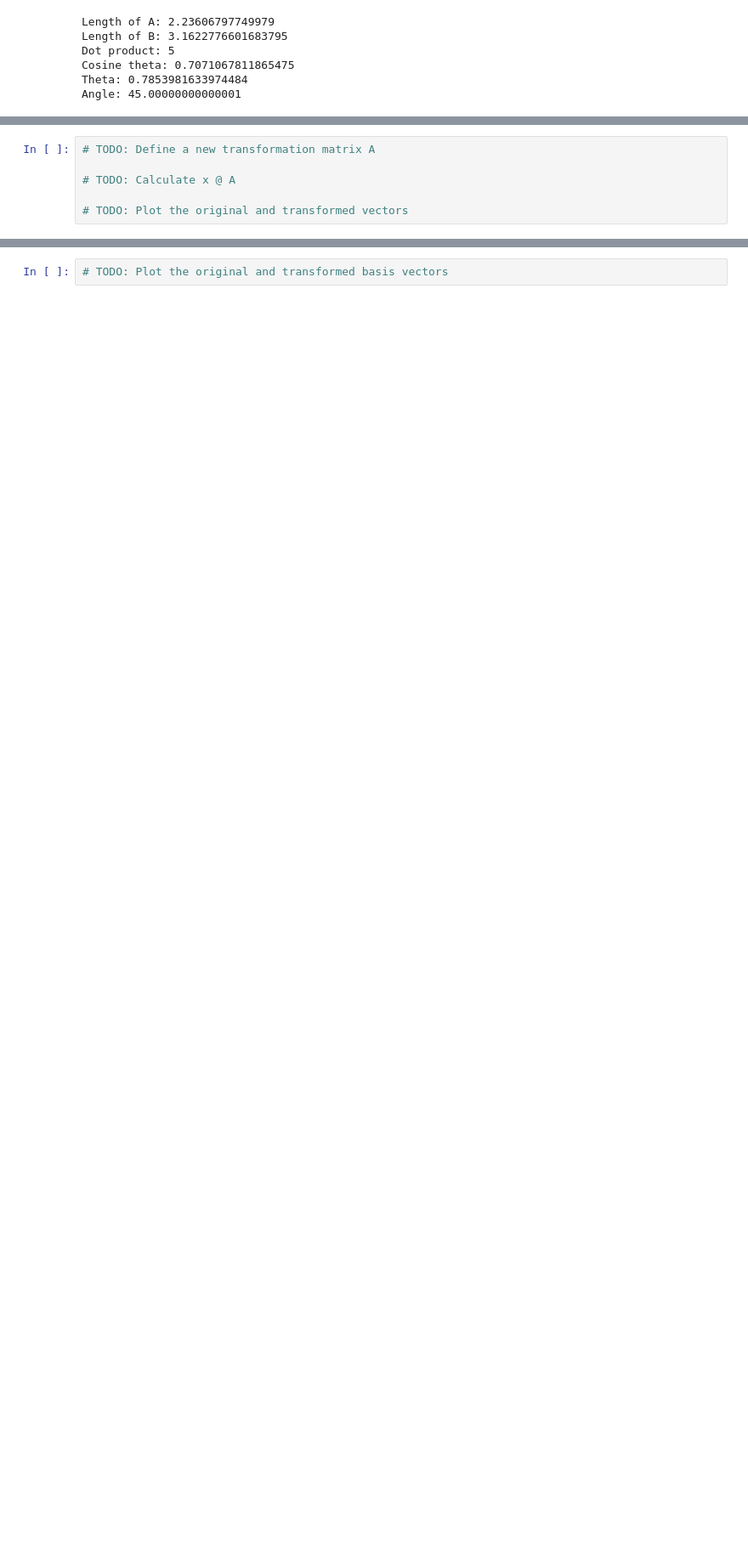
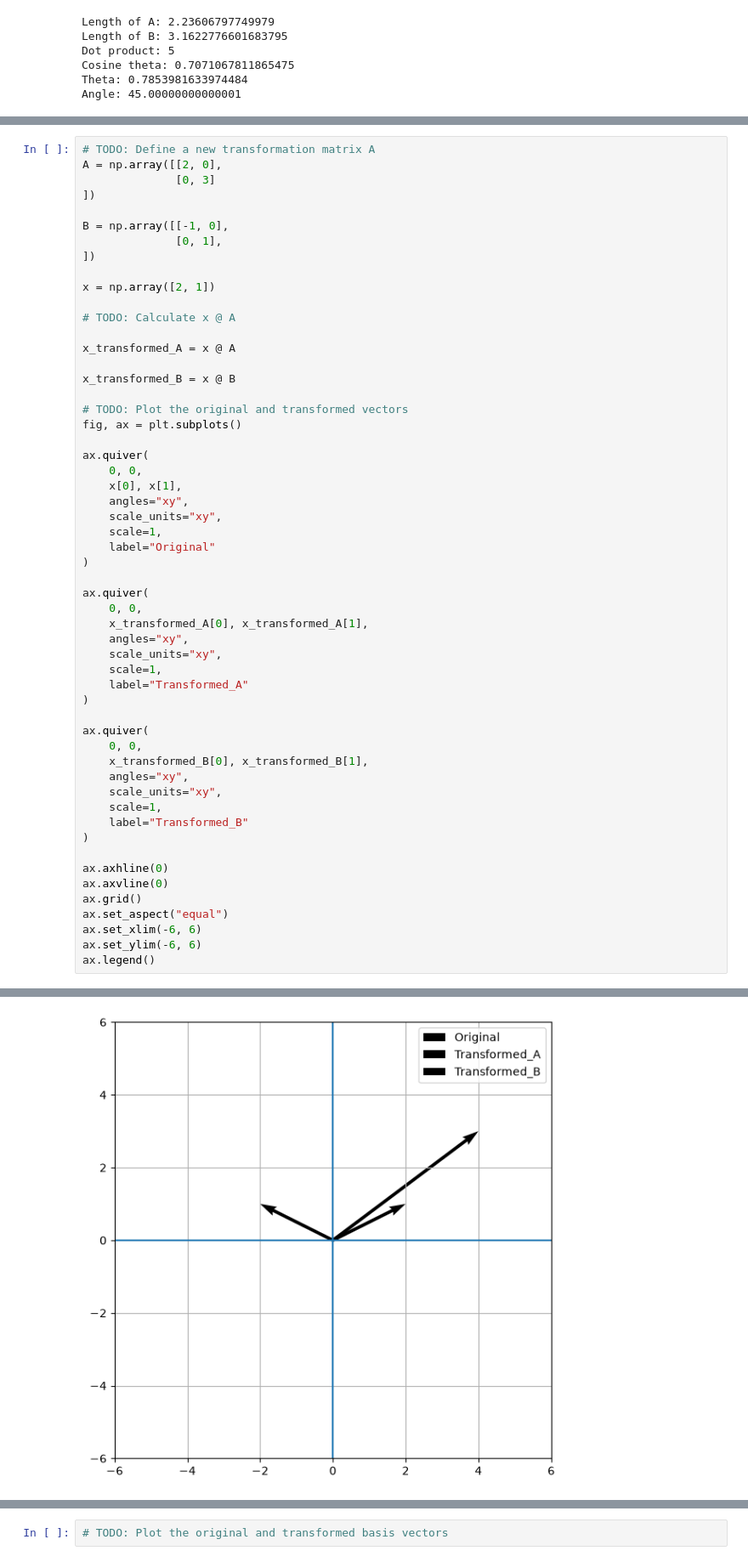
Before and after one commit to troymcgahey/jupyter-notebooks, a Jupyter notebook: notebooks/linear_algebra_visualization.ipynb, the cells around one changed output, grey strips where cells are left out. Shown at 85% size. Saved outputs shown, nothing was run; the diff lists cells and outputs as text; blank space fills up the shorter version.

```diff
--- a/notebooks/linear_algebra_visualization.ipynb
+++ b/notebooks/linear_algebra_visualization.ipynb
@@ -271,7 +276,57 @@ A =
 Before running each transformation, predict where the vector will end up.
 # %%
 # TODO: Define a new transformation matrix A
+A = np.array([[2, 0],
+              [0, 3]
+])
+
+B = np.array([[-1, 0],
+              [0, 1],
+])
+
+x = np.array([2, 1])
 
 # TODO: Calculate x @ A
 
+x_transformed_A = x @ A
+
+x_transformed_B = x @ B
+
 # TODO: Plot the original and transformed vectors
+fig, ax = plt.subplots()
+
+ax.quiver(
+    0, 0,
+    x[0], x[1],
+    angles="xy",
+    scale_units="xy",
+    scale=1,
+    label="Original"
+)
+
+ax.quiver(
+    0, 0,
+    x_transformed_A[0], x_transformed_A[1],
+    angles="xy",
+    scale_units="xy",
+    scale=1,
+    label="Transformed_A"
+)
+
+ax.quiver(
+    0, 0,
+    x_transformed_B[0], x_transformed_B[1],
+    angles="xy",
+    scale_units="xy",
+    scale=1,
+    label="Transformed_B"
+)
+
+ax.axhline(0)
+ax.axvline(0)
+ax.grid()
+ax.set_aspect("equal")
+ax.set_xlim(-6, 6)
+ax.set_ylim(-6, 6)
+ax.legend()
+# %% [output]
@@ -278,3 +334,4 @@ Before running each transformation, predict where the vector will end up.
+[figure, added]
 # %% [markdown]
 ## 4. Transforming the basis vectors
 
```
Also changed, not shown: parts of 3 cells of this notebook.
